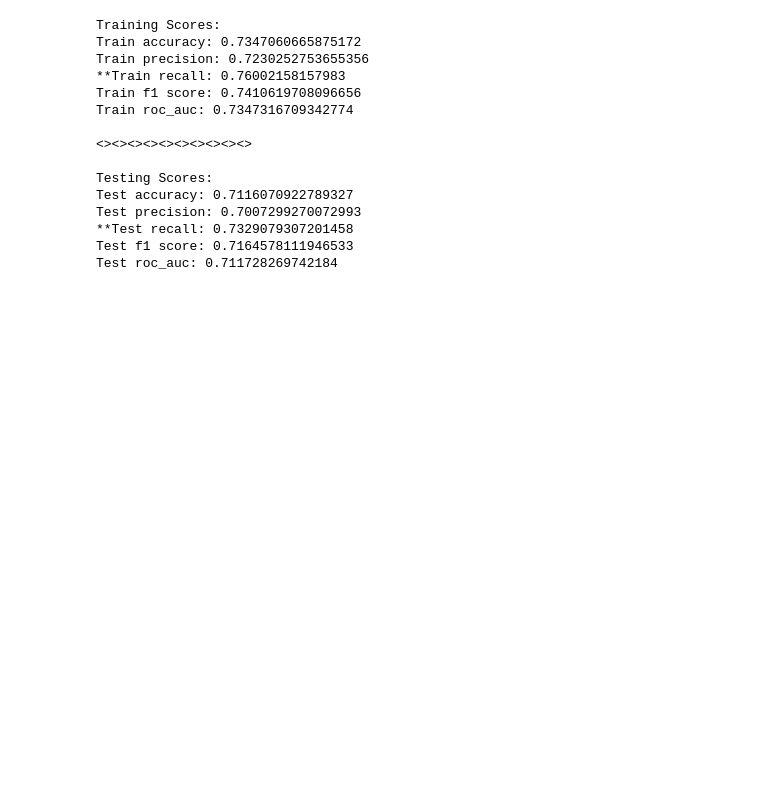
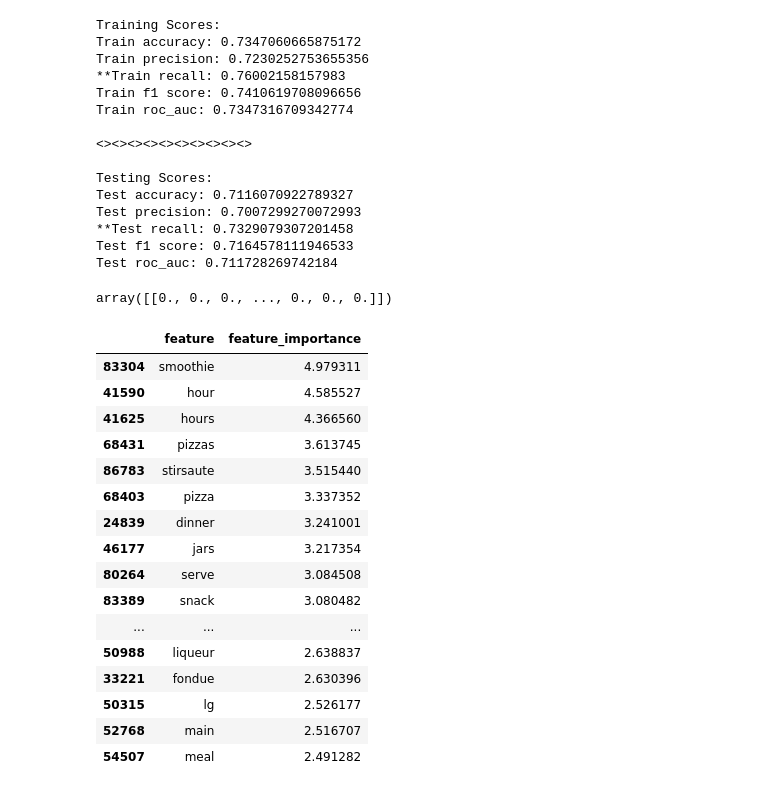
Before and after one commit to AJMarshall-25/NLP_Recipe_Analysis, a Jupyter notebook: recipe-classification-with-nlp-v3.ipynb, the cells around one changed output. Saved outputs shown, nothing was run; the diff lists cells and outputs as text; code cells hidden in the pictures; blank space fills up the shorter version.

```diff
--- a/recipe-classification-with-nlp-v3.ipynb
+++ b/recipe-classification-with-nlp-v3.ipynb
@@ -1611,3 +1611,28 @@ Test precision: 0.7007299270072993
 **Test recall: 0.7329079307201458
 Test f1 score: 0.7164578111946533
 Test roc_auc: 0.711728269742184
+# %%
+final_lr.coef_[:15]
+# %% [output]
+array([[0., 0., 0., ..., 0., 0., 0.]])
+# %%
+feature_importance=pd.DataFrame({'feature':tfidf95.get_feature_names(),'feature_importance':[abs(i) for i in final_lr.coef_[0]]})
+feature_importance.sort_values('feature_importance',ascending=False).head(20)
+# %% [output]
+|  | feature | feature_importance |
+| 83304 | smoothie | 4.979311 |
+| 41590 | hour | 4.585527 |
+| 41625 | hours | 4.366560 |
+| 68431 | pizzas | 3.613745 |
+| 86783 | stirsaute | 3.515440 |
+| 68403 | pizza | 3.337352 |
+| 24839 | dinner | 3.241001 |
+| 46177 | jars | 3.217354 |
+| 80264 | serve | 3.084508 |
+| 83389 | snack | 3.080482 |
+| ... | ... | ... |
+| 50988 | liqueur | 2.638837 |
+| 33221 | fondue | 2.630396 |
+| 50315 | lg | 2.526177 |
+| 52768 | main | 2.516707 |
+| 54507 | meal | 2.491282 |
```
Also changed, not shown: parts of 3 cells of this notebook.
